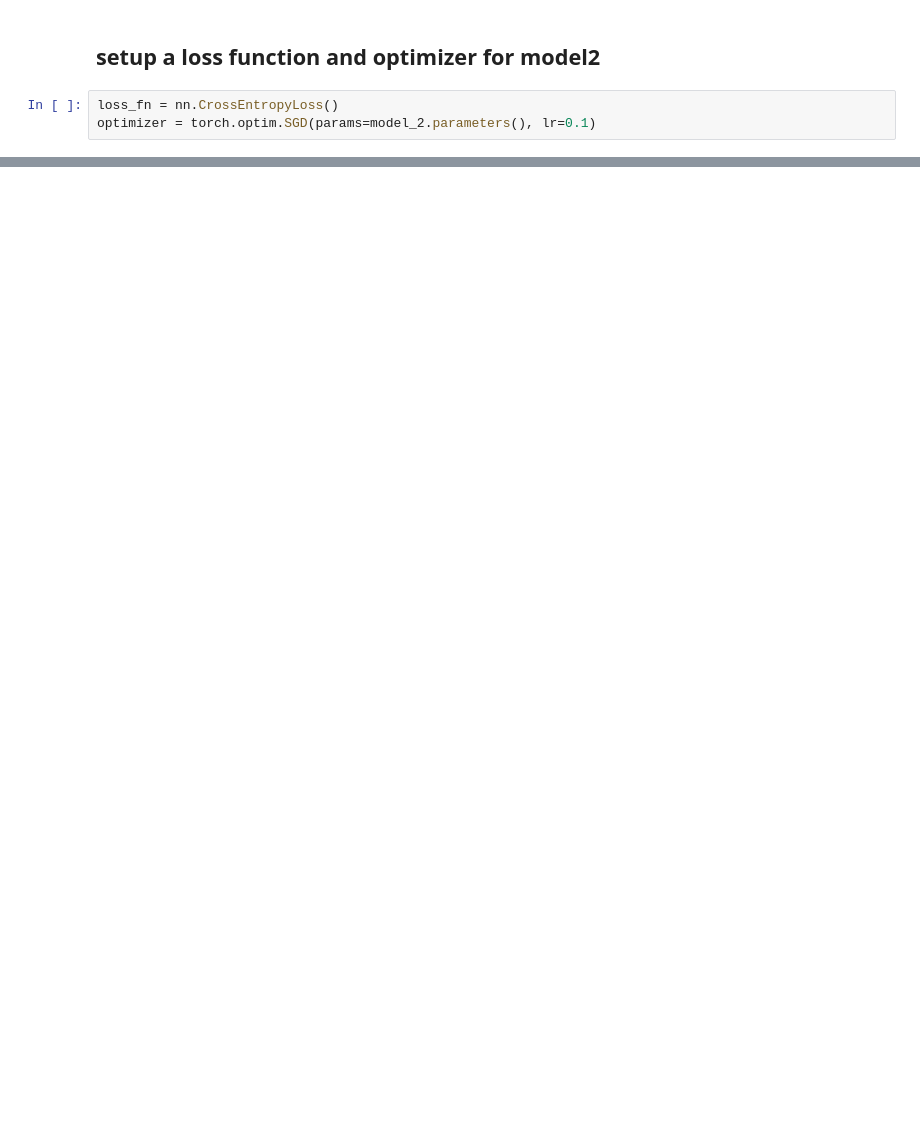
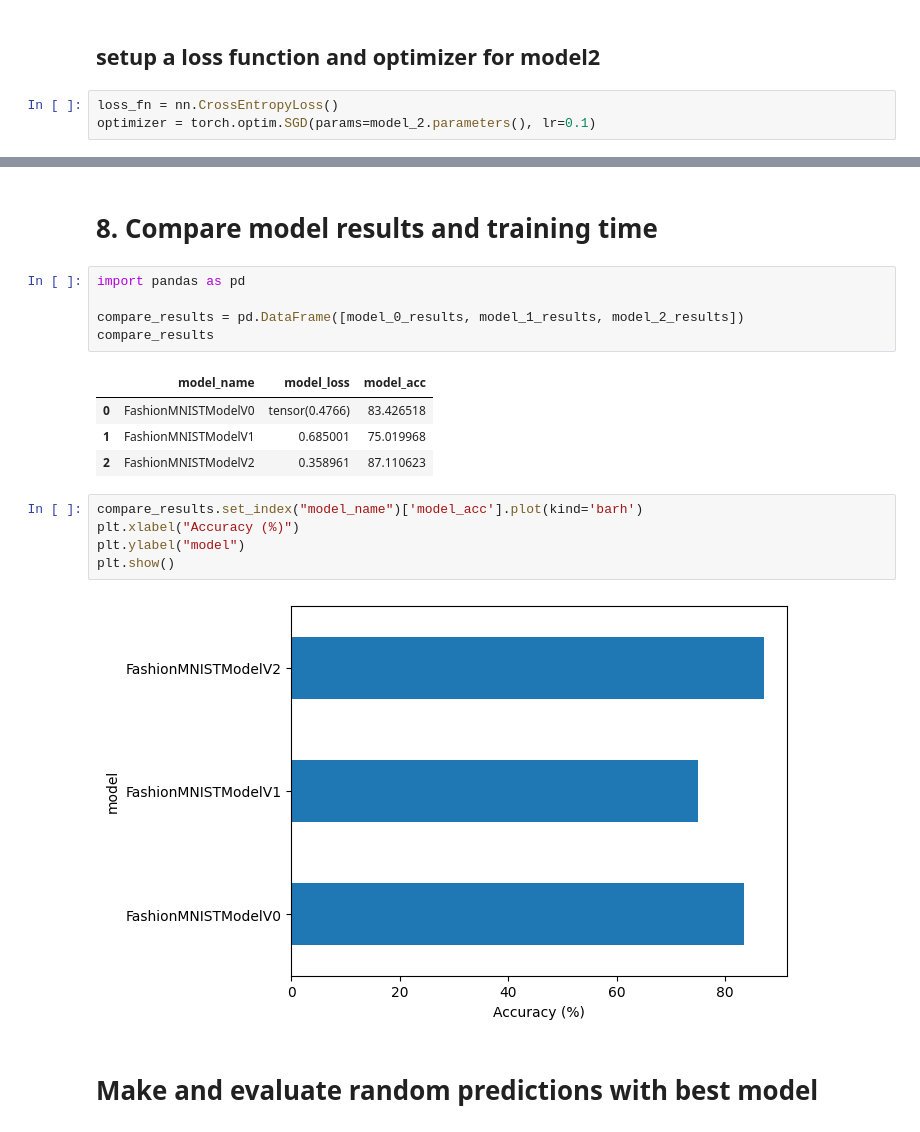
Before and after one commit to DinhXuanKhuong/Playing-around-with-Pytorch, a Jupyter notebook: Learn/4_pytorch_for_computer_vision.ipynb, the cells around one changed output, grey strips where cells are left out. Saved outputs shown, nothing was run; the diff lists cells and outputs as text; blank space fills up the shorter version.

```diff
--- a/Learn/4_pytorch_for_computer_vision.ipynb
+++ b/Learn/4_pytorch_for_computer_vision.ipynb
@@ -882,0 +864,21 @@ Block classifier shape: torch.Size([16, 10])
+# %% [markdown]
+# 8. Compare model results and training time
+# %%
+import pandas as pd
+
+compare_results = pd.DataFrame([model_0_results, model_1_results, model_2_results])
+compare_results
+# %% [output]
+|  | model_name | model_loss | model_acc |
+| 0 | FashionMNISTModelV0 | tensor(0.4766) | 83.426518 |
+| 1 | FashionMNISTModelV1 | 0.685001 | 75.019968 |
+| 2 | FashionMNISTModelV2 | 0.358961 | 87.110623 |
+# %%
+compare_results.set_index("model_name")['model_acc'].plot(kind='barh')
+plt.xlabel("Accuracy (%)")
+plt.ylabel("model")
+plt.show()
+# %% [output]
+[figure, added]
+# %% [markdown]
+# Make and evaluate random predictions with best model
```
Also changed, not shown: parts of 23 cells of this notebook, 1 other file.
